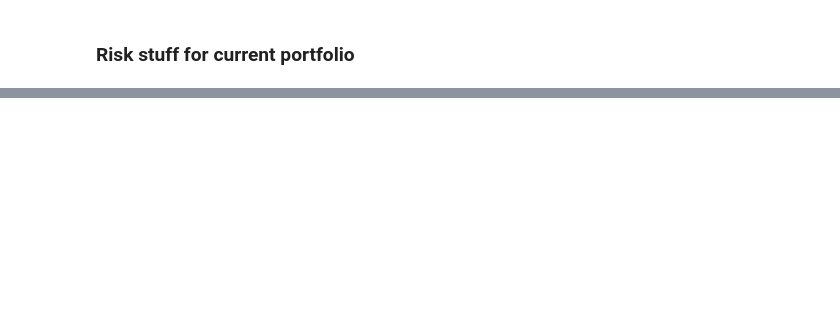
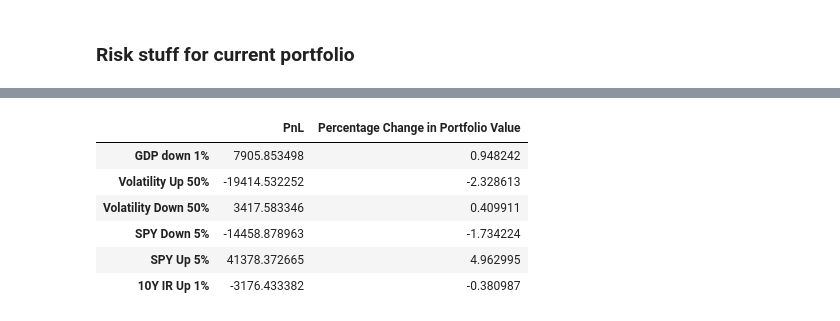
Before and after one commit to epgreig/robo-advisor, a Jupyter notebook: simulation_test_high.ipynb, the cells around one changed output, grey strips where cells are left out. Saved outputs shown, nothing was run; the diff lists cells and outputs as text; code cells hidden in the pictures; blank space fills up the shorter version.

```diff
--- a/simulation_test_high.ipynb
+++ b/simulation_test_high.ipynb
@@ -368,0 +461,15 @@ print(greeks['theta']/12)
+# %%
+Scenarios = ['GDP down 1%','Volatility Up 50%', 'Volatility Down 50%', 'SPY Down 5%', 'SPY Up 5%', '10Y IR Up 1%']
+pnl
+#suprise anal
+s_anal = pd.DataFrame(pnl, index = Scenarios, columns = ['PnL'])
+s_anal['Percentage Change in Portfolio Value'] = (s_anal['PnL']/curr_port_value) * 100
+s_anal
+# %% [output]
+|  | PnL | Percentage Change in Portfolio Value |
+| GDP down 1% | 7905.853498 | 0.948242 |
+| Volatility Up 50% | -19414.532252 | -2.328613 |
+| Volatility Down 50% | 3417.583346 | 0.409911 |
+| SPY Down 5% | -14458.878963 | -1.734224 |
+| SPY Up 5% | 41378.372665 | 4.962995 |
+| 10Y IR Up 1% | -3176.433382 | -0.380987 |
```
Also changed, not shown: parts of 18 cells of this notebook.
